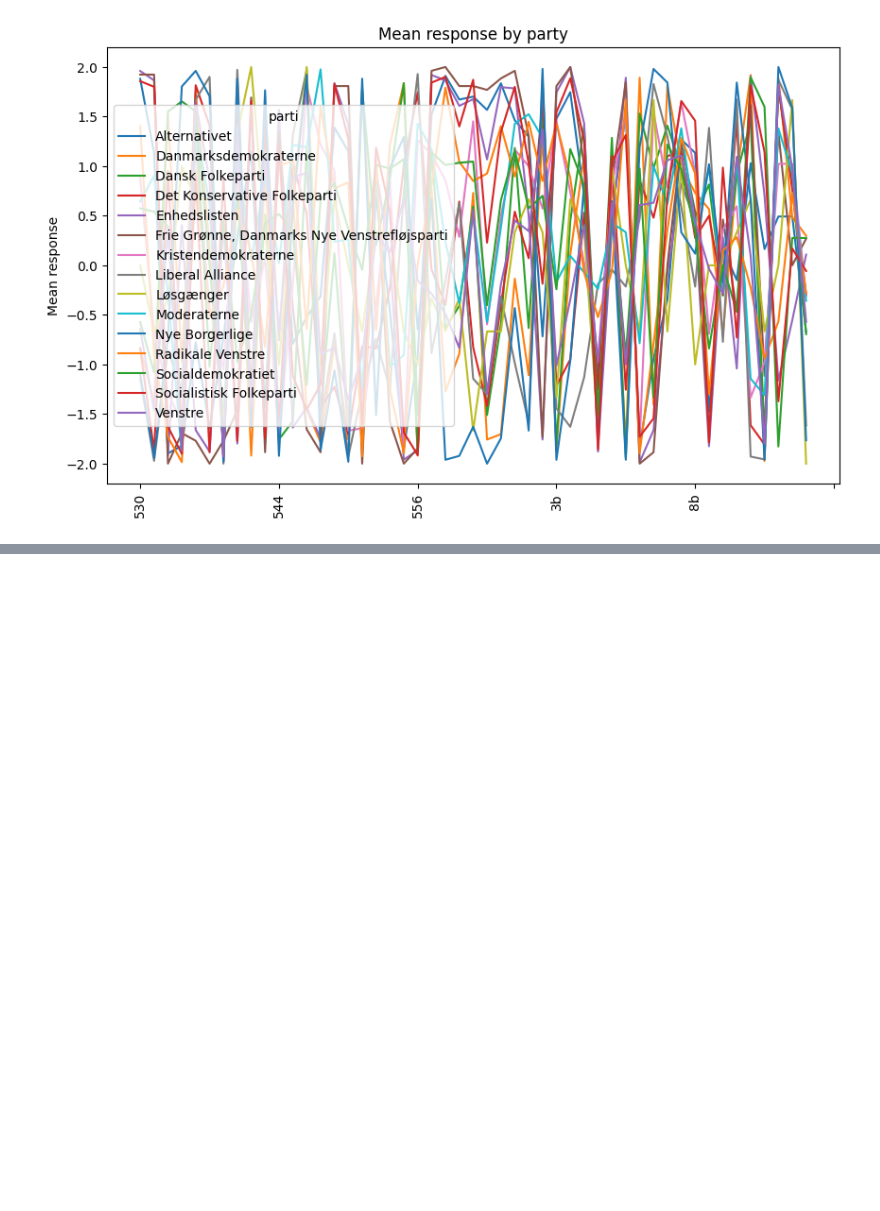
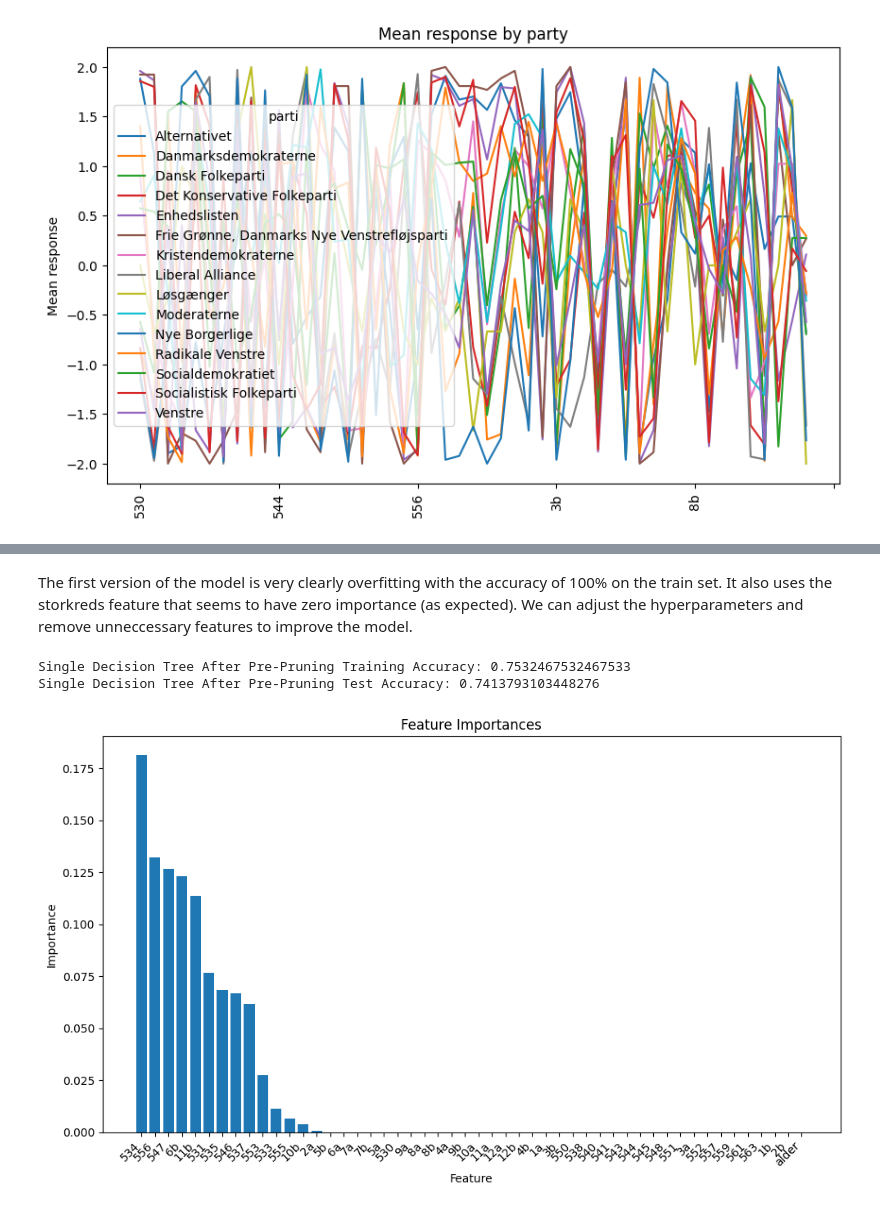
Before and after one commit to MAL-flowdemort/assignment_2, a Jupyter notebook: Candidate Test 2022 I.ipynb, the cells around one changed output, grey strips where cells are left out. Saved outputs shown, nothing was run; the diff lists cells and outputs as text; code cells hidden in the pictures; blank space fills up the shorter version.

```diff
--- a/Candidate Test 2022 I.ipynb
+++ b/Candidate Test 2022 I.ipynb
@@ -239,0 +324,50 @@ plt.show()
+# %% [markdown]
+The first version of the model is very clearly overfitting with the accuracy of 100% on the train set. It also uses the storkreds feature that seems to have zero importance (as expected). We can adjust the hyperparameters and remove unneccessary features to improve the model.
+# %%
+
+# Separate the target variable
+y = df['parti']
+
+# Drop the original 'navn' and 'parti' columns
+X = df.drop(columns=['navn', 'parti', 'storkreds'], axis=1)
+
+# Convert all feature names to strings
+X.columns = X.columns.astype(str)
+
+# One-hot encode categorical variables
+X = pd.get_dummies(X)
+
+# Split the data into training and testing sets
+X_train, X_test, y_train, y_test = train_test_split(X, y, test_size=0.2, random_state=42)
+
+# Initialize the Decision Tree model
+model_v2 = DecisionTreeClassifier(
+    random_state=42,
+    max_depth=5,             # The maximum depth of the tree. It limits the number of nodes in the longest path from the root to a leaf.
+    min_samples_split=6,     # The minimum number of samples required to split an internal node.
+    min_samples_leaf=7       # The minimum number of samples required to be at a leaf node.
+)
+
+# Train the model on the training set
+model_v2.fit(X_train, y_train)
+
+# Make predictions on the training set
+train_predictions = model_v2.predict(X_train)
+
+# Make predictions on the test set
+test_predictions = model_v2.predict(X_test)
+
+# Evaluate the accuracy of the model on the training set
+train_accuracy = accuracy_score(y_train, train_predictions)
+print(f"Single Decision Tree After Pre-Pruning Training Accuracy: {train_accuracy}")
+
+# Evaluate the accuracy of the model on the test set
+test_accuracy = accuracy_score(y_test, test_predictions)
+print(f"Single Decision Tree After Pre-Pruning Test Accuracy: {test_accuracy}")
+
+# Feature importances
+plot_feature_importances(model_v2, X.columns)
+# %% [output]
+Single Decision Tree After Pre-Pruning Training Accuracy: 0.7532467532467533
+Single Decision Tree After Pre-Pruning Test Accuracy: 0.7413793103448276
+[figure, added]
```
Also changed, not shown: parts of 6 cells of this notebook.
